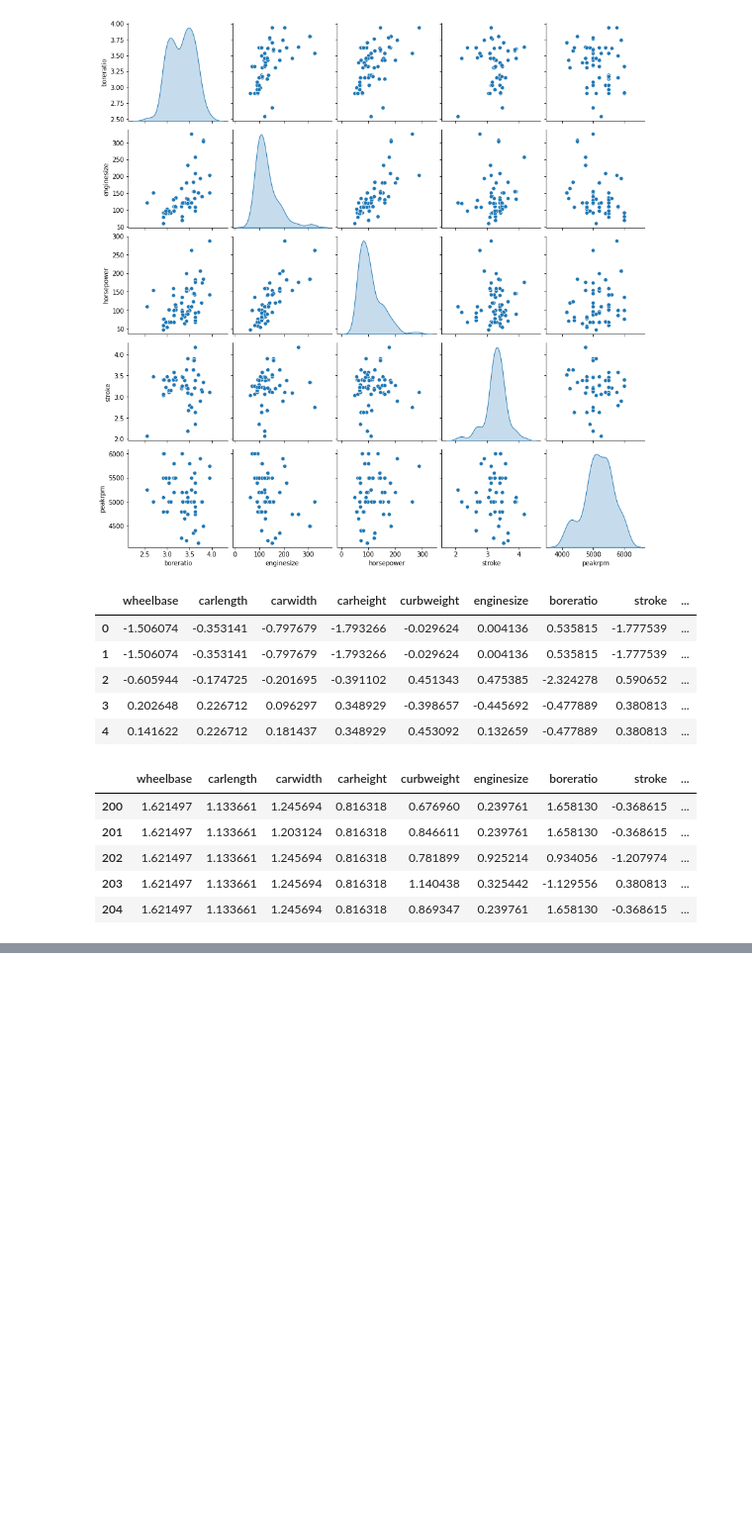
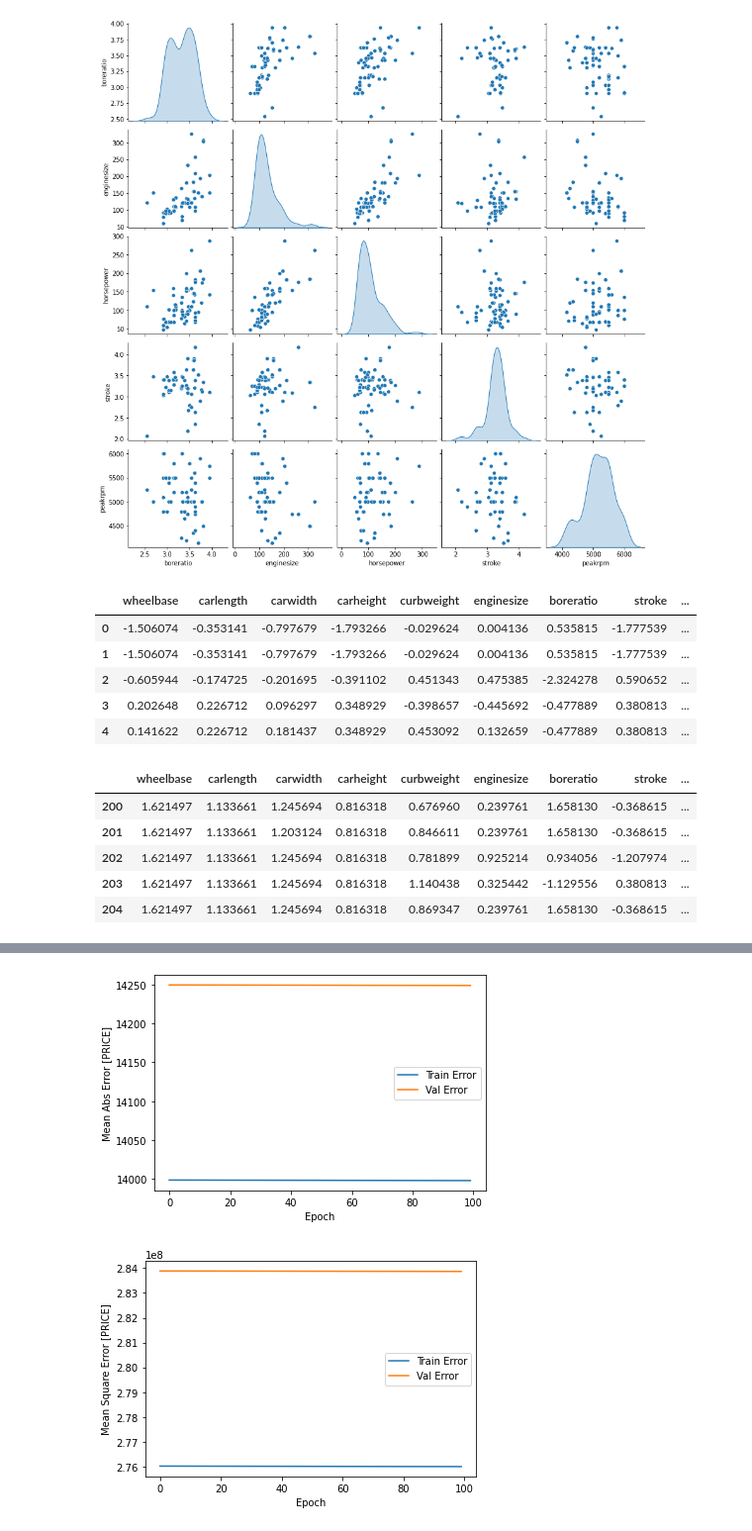
Before and after one commit to SyedHuzaifa007/PIAIC-Deep-Learning-Assignment, a Jupyter notebook: Car_Price_Prediction_assignment.ipynb, the cells around one changed output, grey strips where cells are left out. Shown at 99% size. Cells and saved outputs as stored; diff of their text form; code cells hidden in the pictures; blank space fills up the shorter version.

```diff
--- a/Car_Price_Prediction_assignment.ipynb
+++ b/Car_Price_Prediction_assignment.ipynb
@@ -326,3 +326,8 @@ _________________________________________________________________
 # %%
 # Training Model on Train Data
 history = model.fit(normal_train_data, train_labels, epochs=100, batch_size=128, verbose=0, validation_split=0.2)
+# %%
+# Feeding History In DataFrame
+history_df = pd.DataFrame(history.history)
+history_df['epochs'] = history.epoch
+history_df.tail()
@@ -329,3 +341,24 @@ history = model.fit(normal_train_data, train_labels, epochs=100, batch_size=128,
+# %%
+# plot loss on validation data
+def plot_history(history):
+  plt.figure()
+  plt.xlabel('Epoch')
+  plt.ylabel('Mean Abs Error [PRICE]')
+  plt.plot(history_df['epochs'], history_df['mae'], label = 'Train Error')
+  plt.plot(history_df['epochs'], history_df['val_mae'], label = 'Val Error')
+  plt.legend()
+
+  plt.figure()
+  plt.xlabel('Epoch')
+  plt.ylabel('Mean Square Error [PRICE]')
+  plt.plot(history_df['epochs'], history_df['mse'], label = 'Train Error')
+  plt.plot(history_df['epochs'], history_df['val_mse'], label = 'Val Error')
+  plt.legend()
+
+plot_history(history)
+# %% [output]
+[figure, added]
+[figure, added]
 # %%
 # Making Predictions On Test Data
 example_batch = normal_train_data[:10]
```
Also changed, not shown: parts of 5 cells of this notebook.
